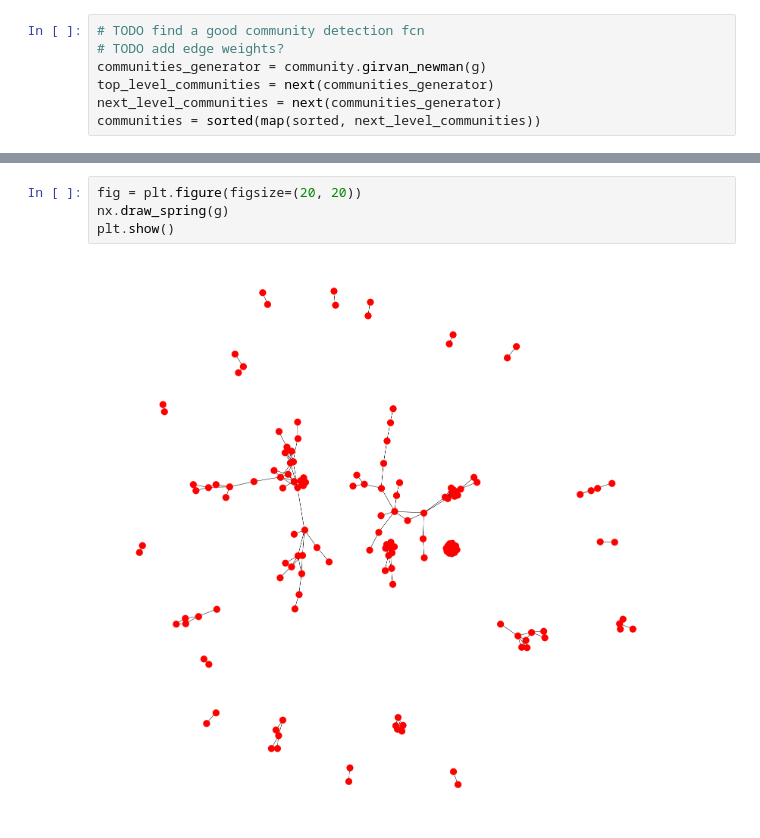
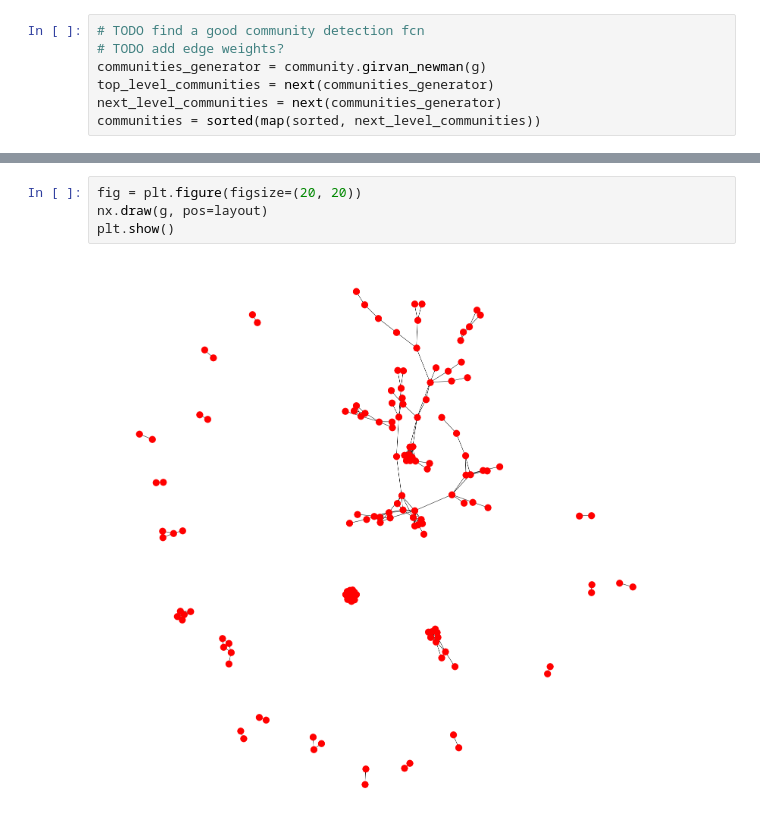
Before and after one commit to jyjenny/bcbbiohacks2018, a Jupyter notebook: ppi_plot.ipynb, the cells around one changed output, grey strips where cells are left out. Saved outputs shown, nothing was run; the diff lists cells and outputs as text.

```diff
--- a/ppi_plot.ipynb
+++ b/ppi_plot.ipynb
@@ -28,6 +69,6 @@ communities = sorted(map(sorted, next_level_communities))
 # %%
 fig = plt.figure(figsize=(20, 20))
-nx.draw_spring(g)
+nx.draw(g, pos=layout)
 plt.show()
 # %% [output]
-[figure, old version]
+[figure, new version]
```
Also changed, not shown: parts of 18 cells of this notebook.
